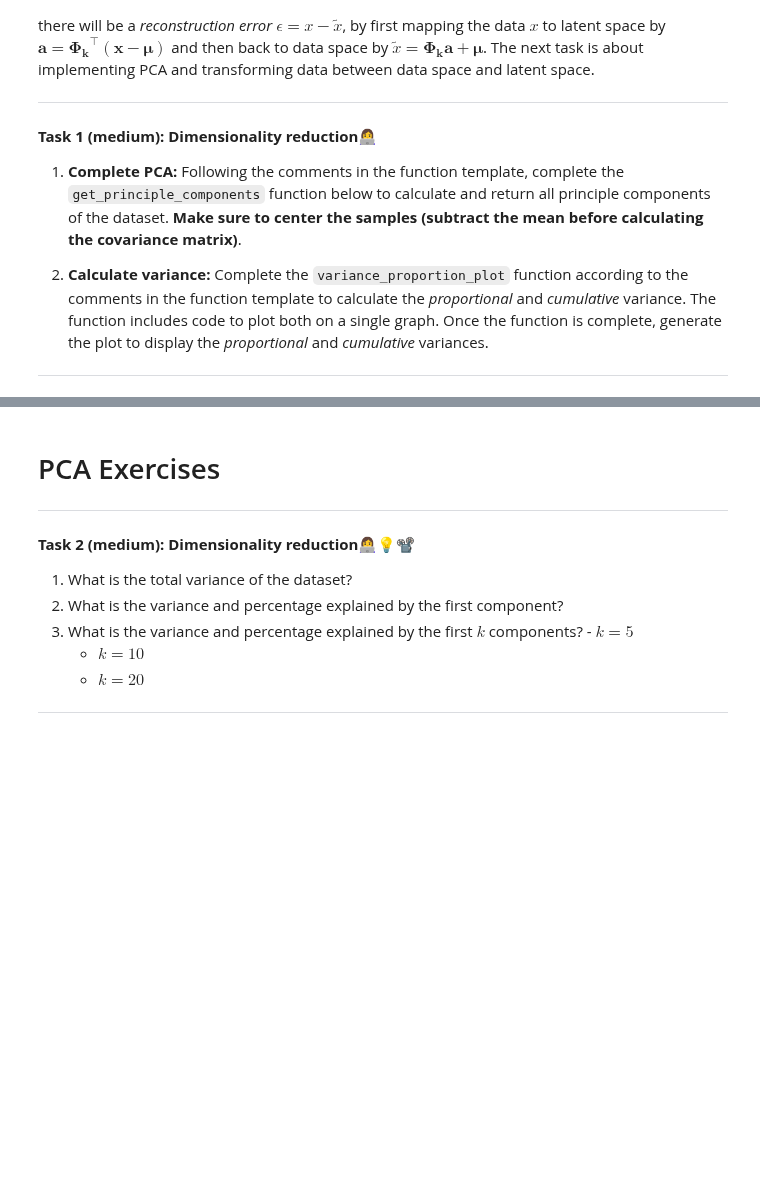
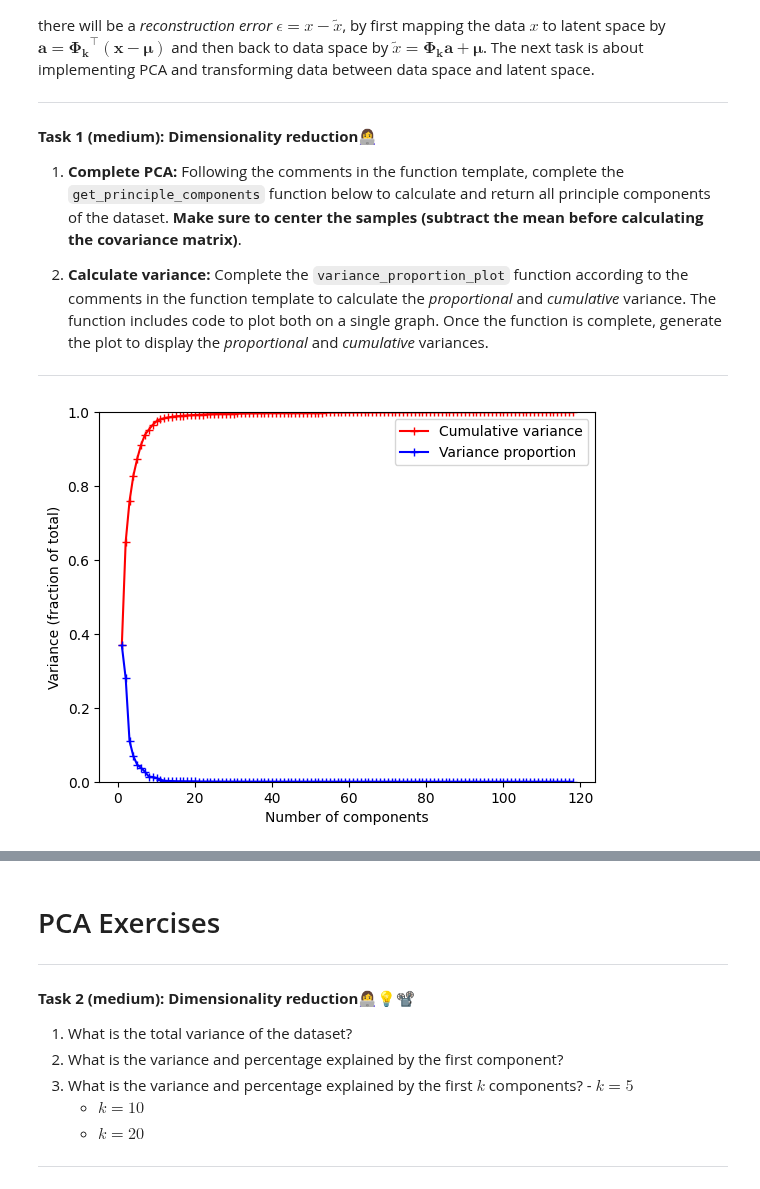
Before and after one commit to Mie-Jonasson/ComputerScienceMasters, a Jupyter notebook: IntroductionToMachineLearning/Exercises/W12/01-pca_intro.ipynb, the cells around one changed output, grey strips where cells are left out. Cells and saved outputs as stored; diff of their text form; code cells hidden in the pictures; blank space fills up the shorter version.

Commit message:
add week 12 assigment solutions

```diff
--- a/IntroductionToMachineLearning/Exercises/W12/01-pca_intro.ipynb
+++ b/IntroductionToMachineLearning/Exercises/W12/01-pca_intro.ipynb
@@ -129,6 +123,7 @@ The next task is about implementing PCA and transforming data between data space
 ---
 # %%
 ## 1
+import numpy as np
 
 def get_principle_components(X):
     """Calculates principle components for X.
@@ -143,9 +138,19 @@ def get_principle_components(X):
         corresponding eigenvalues, and mu is a D-element array containing the mean
         vector.
     """
-    # Write solutions here
-    ...
+    mu = X.mean(axis=0) # mean over the data point axis to get mean of each feature
+    norm = X - mu # subtract mean from all points to normalize around 0
+    cov = 1 / (norm.shape[0] - 1) * np.matmul(norm.T, norm) # Calculate covariance as per above formula
+    ##cov = np.cov(norm)
 
+    # NOTE: to get eigenvectors and eigenvalues without complex representation, we could use sympy, says stack overflow. For future reference.
+
+    e_val, e_vec = np.linalg.eig(cov) # use numpy library to get eigenvalues and eigenvectors
+    # sorting in decreasing order
+    temp = list(zip(list(e_val), list(e_vec)))
+    temp.sort(reverse= True, key=lambda x : x[0])
+    e_val, e_vec = np.array([n[0] for n in temp]), np.array([n[1] for n in temp])
+    return (e_vec, e_val, mu)
 
 ## 2
 
@@ -161,36 +166,39 @@ def variance_proportion_plot(pc_values, max=1):
         None. Displays a plot of cumulative and individual variance proportions.
     """
     # Calculate total variance, cumulative variance, and individual variance proportions
-    total = None # write your solution here
-    cumulative = None # write your solution here
-    proportion = None # write your solution here
+    total = pc_values.sum()
+    cumulative = np.array([sum(pc_values[:i+1]) for i in range(len(pc_values))])
+    proportion = cumulative / total
     # Individual variance proportion for each component
-    each = None # write your solution here
+    each = pc_values / total
 
 
     # Find the minimum number of components required to reach the desired cumulative variance
     max_idx = np.argwhere(proportion >= max - 1e-7)[0, 0]
 
     # Set the x-axis values (number of components) up to the determined threshold
     x = np.arange(1, max_idx + 1, 1)
 
     # Create the plot
     plt.figure()
     plt.xlabel('Number of components')
     plt.ylabel('Variance (fraction of total)')
 
     # Plot cumulative variance proportion and individual variance proportion
     plt.plot(x, proportion[:max_idx], 'r-+', label='Cumulative variance')
     plt.plot(x, each[:max_idx], 'b-+', label='Variance proportion')
 
     # Set the y-axis limit and add a legend
     plt.ylim(0, 1)
     plt.legend(['Cumulative variance', 'Variance proportion'])
 
     # Display the plot
     plt.show()
 
 
 
 comp, val, mu = get_principle_components(shapes)
+#print(comp[:1], val[:1], mu[:1])
 variance_proportion_plot(val)
+# %% [output]
+[figure, added]
```
Also changed, not shown: parts of 12 cells of this notebook, 1 other file.
